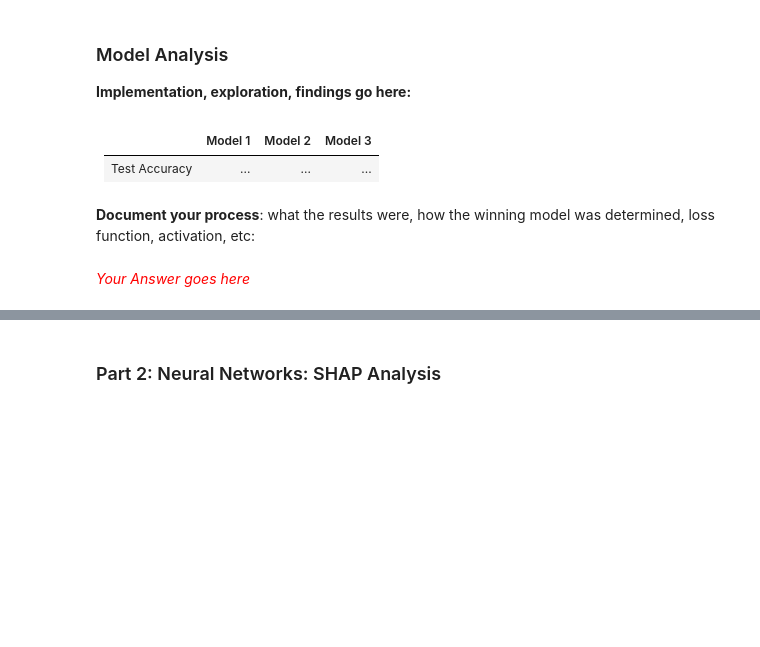
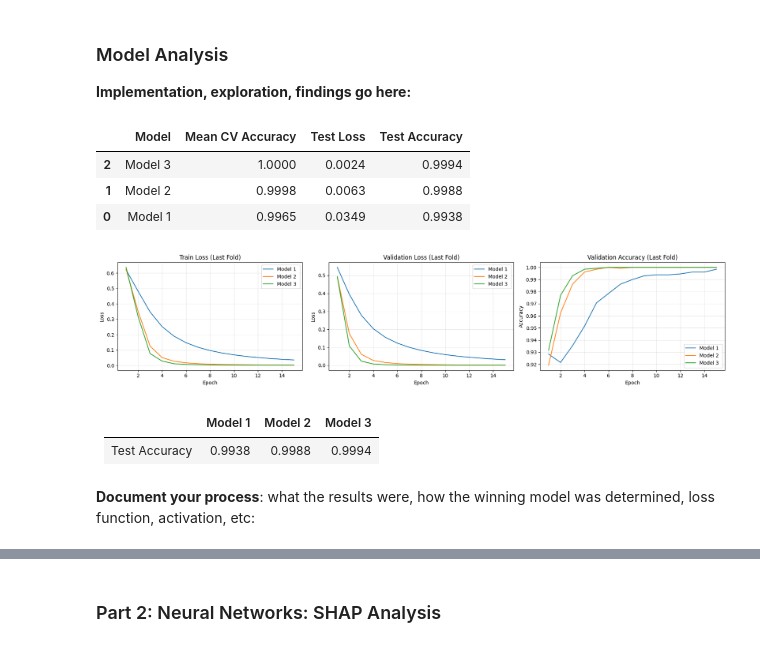
Before and after one commit to CiciTang090905/project5_NeuralNetwork, a Jupyter notebook: project_5 (1).ipynb, the cells around one changed output, grey strips where cells are left out. Cells and saved outputs as stored; diff of their text form; code cells hidden in the pictures; blank space fills up the shorter version.

```diff
--- a/project_5 (1).ipynb
+++ b/project_5 (1).ipynb
@@ -95,8 +308,43 @@ None
+# %%
+results_df.style.format({
+    'Mean CV Accuracy': '{:.4f}',
+    'Test Loss': '{:.4f}',
+    'Test Accuracy': '{:.4f}',
+})
+# %% [output]
+|  | Model | Mean CV Accuracy | Test Loss | Test Accuracy |
+| 2 | Model 3 | 1.0000 | 0.0024 | 0.9994 |
+| 1 | Model 2 | 0.9998 | 0.0063 | 0.9988 |
+| 0 | Model 1 | 0.9965 | 0.0349 | 0.9938 |
+# %%
+fig, axes = plt.subplots(1, 3, figsize=(18, 4))
+epochs = range(1, len(next(iter(last_fold_histories.values()))['train_loss']) + 1)
+
+for model_name, history in last_fold_histories.items():
+    axes[0].plot(epochs, history['train_loss'], label=model_name)
+    axes[1].plot(epochs, history['val_loss'], label=model_name)
+    axes[2].plot(epochs, history['val_accuracy'], label=model_name)
+
+axes[0].set_title('Train Loss (Last Fold)')
+axes[1].set_title('Validation Loss (Last Fold)')
+axes[2].set_title('Validation Accuracy (Last Fold)')
+
+for ax in axes:
+    ax.set_xlabel('Epoch')
+    ax.legend()
+    ax.grid(alpha=0.3)
+
+axes[0].set_ylabel('Loss')
+axes[1].set_ylabel('Loss')
+axes[2].set_ylabel('Accuracy')
+
+plt.tight_layout()
+plt.show()
+# %% [output]
+[figure, added]
 # %% [markdown]
 |     | Model 1 | Model 2 | Model 3 |
 | --- | --- | --- | --- |
-| Test Accuracy | ... | ... | ... |
+| Test Accuracy | 0.9938 | 0.9988 | 0.9994 |
 # %% [markdown]
 **Document your process**: what the results were, how the winning model was determined, loss function, activation, etc:
-# %% [markdown]
-<font color="red">*Your Answer goes here*</font>
```
Also changed, not shown: parts of 9 cells of this notebook.
